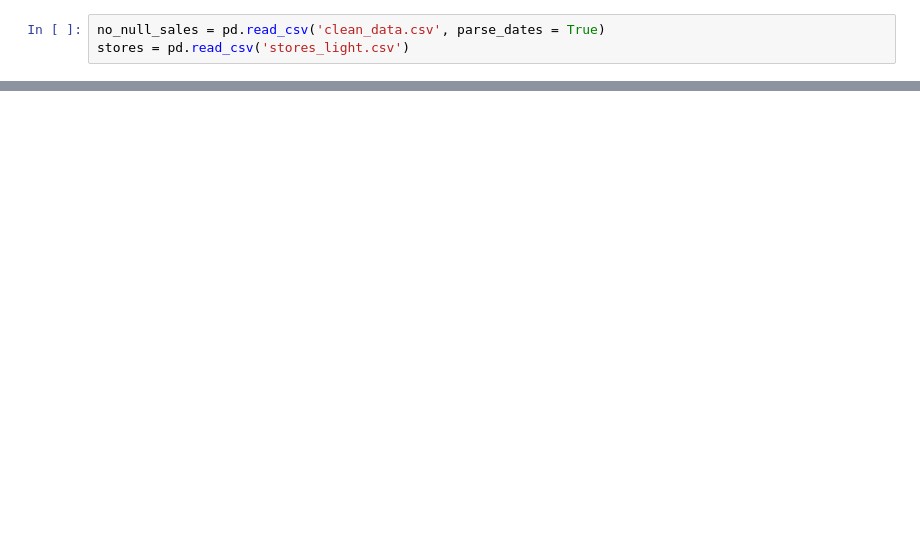
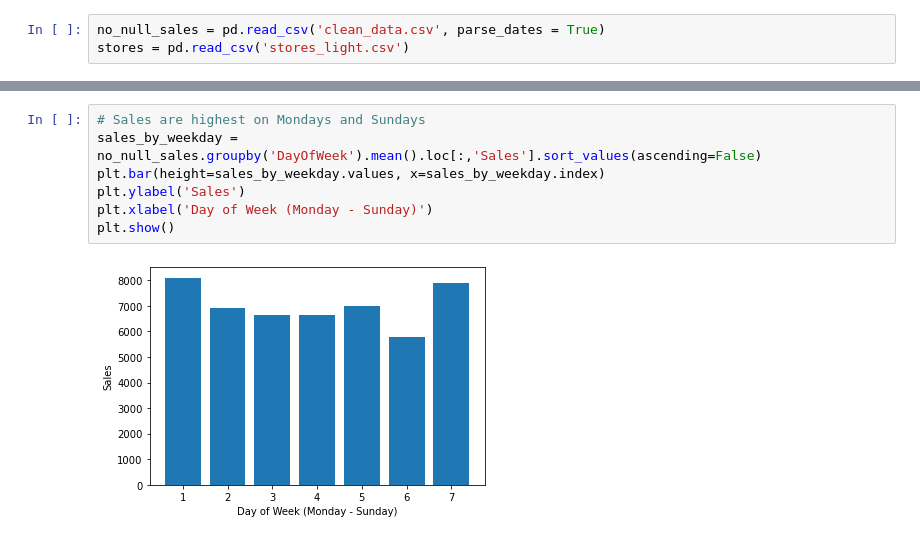
Before and after one commit to Codexel/minicomp, a Jupyter notebook: experimental_notebook.ipynb, the cells around one changed output, grey strips where cells are left out. Cells and saved outputs as stored; diff of their text form; blank space fills up the shorter version.

```diff
--- a/experimental_notebook.ipynb
+++ b/experimental_notebook.ipynb
@@ -66,0 +73,9 @@ stores = pd.read_csv('stores_light.csv')
+# %%
+# Sales are highest on Mondays and Sundays
+sales_by_weekday = no_null_sales.groupby('DayOfWeek').mean().loc[:,'Sales'].sort_values(ascending=False)
+plt.bar(height=sales_by_weekday.values, x=sales_by_weekday.index)
+plt.ylabel('Sales')
+plt.xlabel('Day of Week (Monday - Sunday)')
+plt.show()
+# %% [output]
+[figure, added]
```
Also changed, not shown: parts of 94 cells of this notebook, 3 other files.
